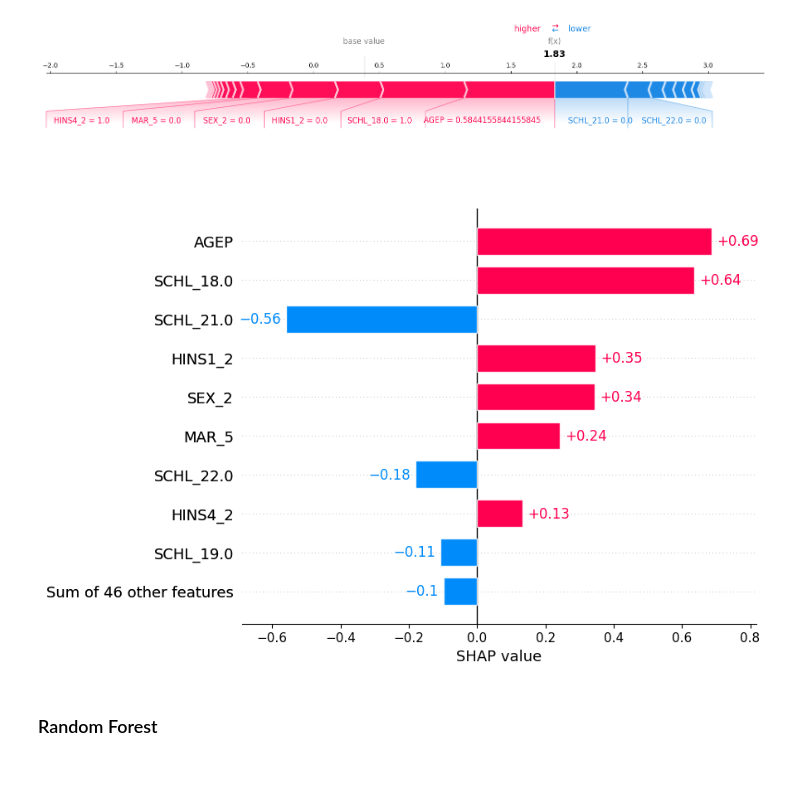
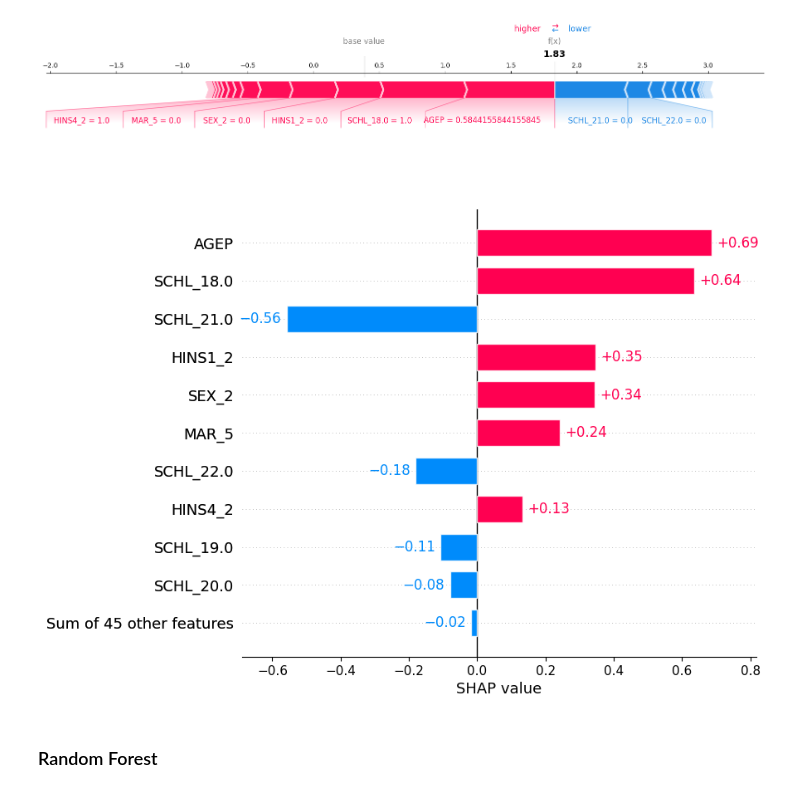
Before and after one commit to jorgedelpozolerida/-KDS_AlgorithmicFairness, a Jupyter notebook: Assignment1/assignment1.ipynb, the cells around one changed output. Drawn from its saved outputs; the diff is of its cells as text; code cells hidden in the pictures.

```diff
--- a/Assignment1/assignment1.ipynb
+++ b/Assignment1/assignment1.ipynb
@@ -485,9 +485,9 @@ shap.force_plot(shap_values_lr[0],  matplotlib=True)
 # %% [output]
 [figure]
 # %%
-shap.plots.bar(shap_values_lr[0])
+shap.plots.bar(shap_values_lr[0], max_display=11)
 # %% [output]
-[figure, old version]
+[figure, new version]
 # %% [markdown]
 ### Random Forest
 # %%
```
Also changed, not shown: parts of 3 cells of this notebook, 6 other files.
